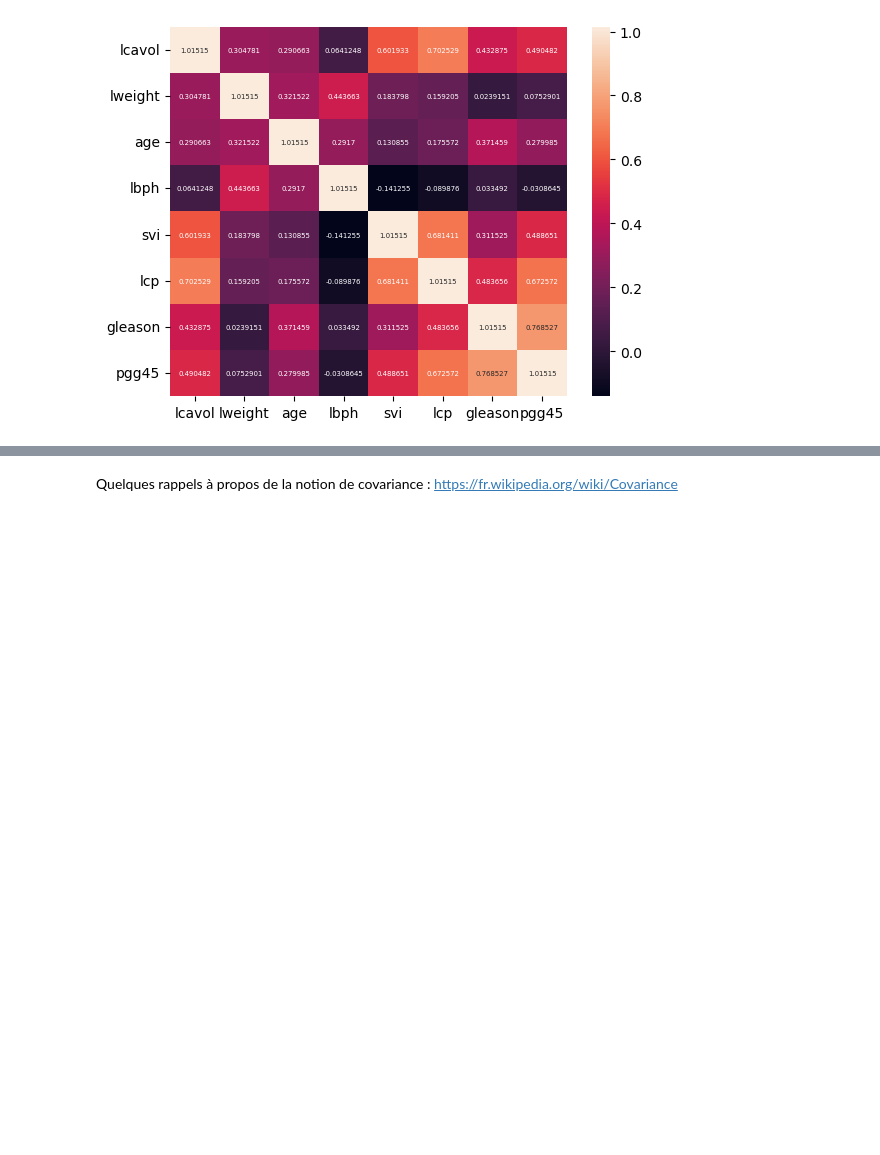
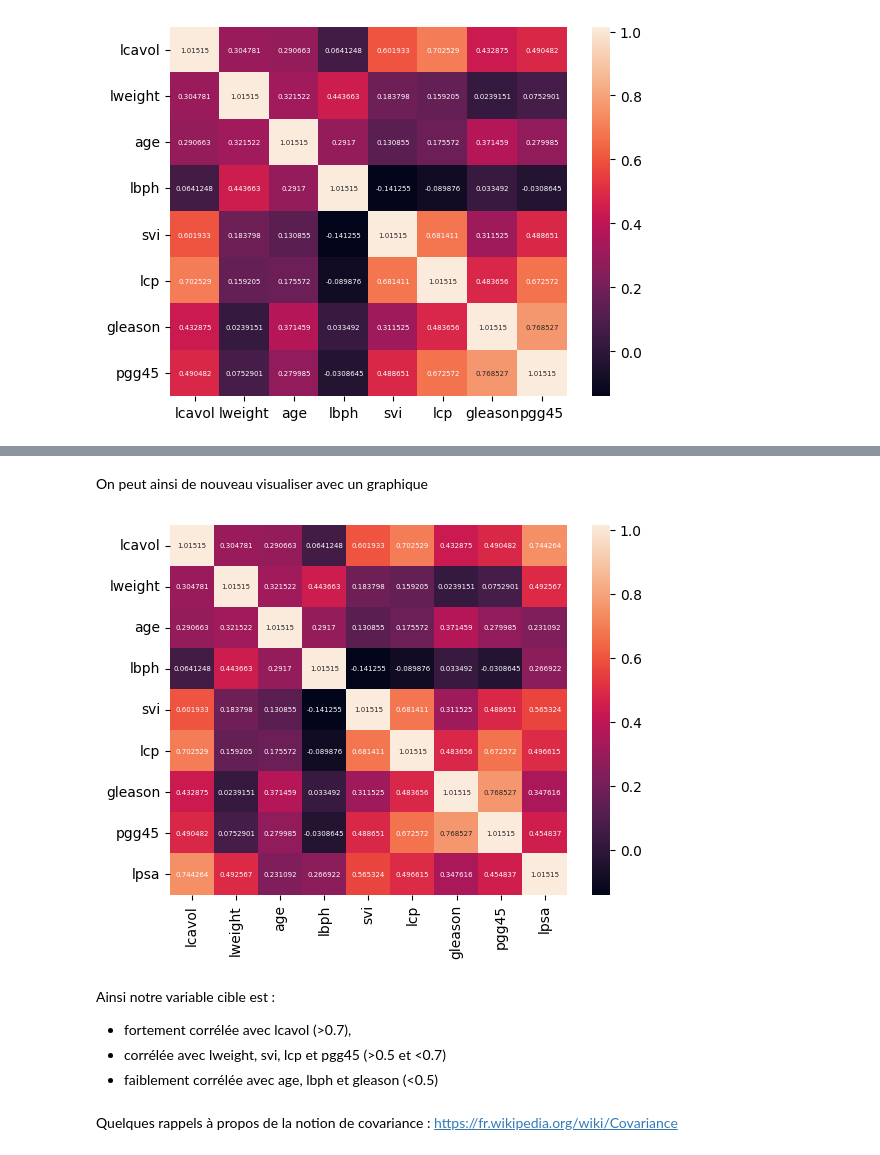
Before and after one commit to mcaron01/decsion-et-apprentissage-sdi, a Jupyter notebook: TP1/TP1_CARON/TP1_archive/TP1_CARON.ipynb, the cells around one changed output, grey strips where cells are left out. Drawn from its saved outputs; the diff is of its cells as text; code cells hidden in the pictures; blank space fills up the shorter version.

```diff
--- a/TP1/TP1_CARON/TP1_archive/TP1_CARON.ipynb
+++ b/TP1/TP1_CARON/TP1_archive/TP1_CARON.ipynb
@@ -124,0 +127,13 @@ On voit notamment une corrélation forte (>0.7) entre la feature 0 et 5, 6 et 7,
+# %%
+# On normalise notre variable cible
+moy = np.mean(data_train[:,8])
+sigma = np.std(data_train[:,8], ddof=0)
+target_train = (data_train[:,8]-moy)/sigma # normalized: centered, variance 1
+target_test = (data_test[:,8]-moy)/sigma # same normalization for test set
+
+# On ajoute notre variable cible lpsa à notre matrice
+M_train_with_target = np.concatenate((M_train,target_train.reshape(-1, 1)), axis=1)
+
+# On recalcule la matrice d'autocovariance
+autocov_matrix_with_target = np.cov(M_train_with_target, rowvar=False)
+print(autocov_matrix_with_target)
@@ -125,3 +159,19 @@ On voit notamment une corrélation forte (>0.7) entre la feature 0 et 5, 6 et 7,
+# %% [markdown]
+On peut ainsi de nouveau visualiser avec un graphique
+# %%
+# Labels des features
+feature_labels = ['lcavol', 'lweight', 'age', 'lbph', 'svi', 'lcp', 'gleason', 'pgg45', 'lpsa']
+
+sns.heatmap(autocov_matrix_with_target, annot=True, annot_kws={"size": 5, "ha": 'center'}, fmt='g',
+            xticklabels=feature_labels, yticklabels=feature_labels)
+plt.show()
+# %% [output]
+[figure, added]
+# %% [markdown]
+Ainsi notre variable cible est :
+- fortement corrélée avec lcavol (>0.7),
+- corrélée avec lweight, svi, lcp et pgg45 (>0.5 et <0.7)
+- faiblement corrélée avec age, lbph et gleason (<0.5)
 # %% [markdown]
 Quelques rappels à propos de la notion de covariance : https://fr.wikipedia.org/wiki/Covariance
 # %% [markdown]
```
Also changed, not shown: parts of 3 cells of this notebook.
